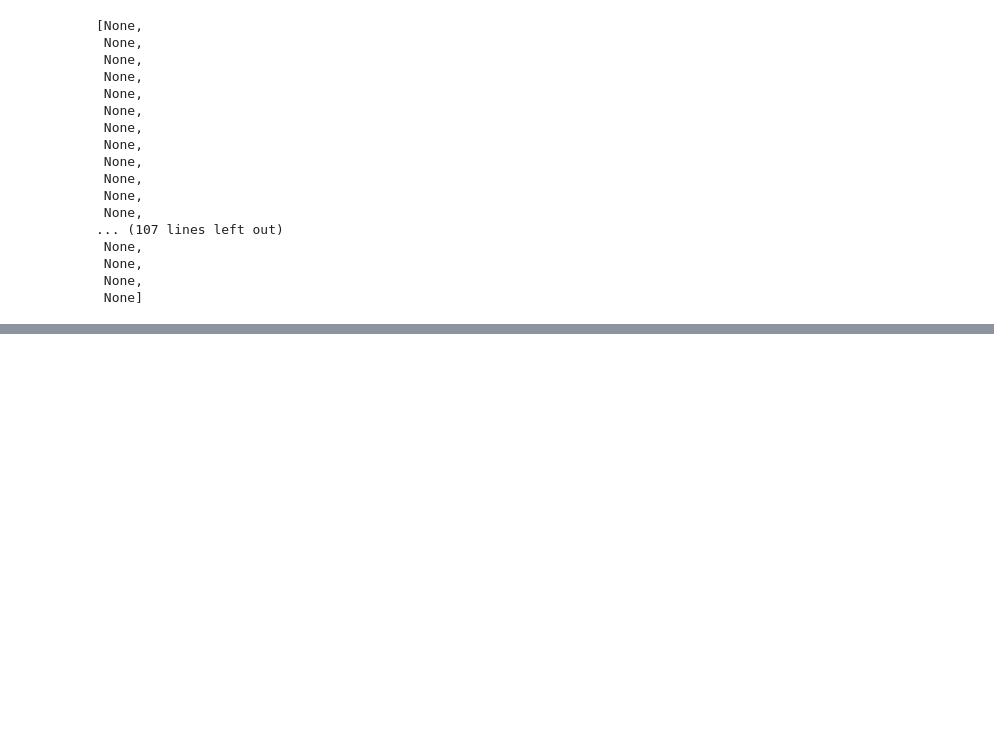
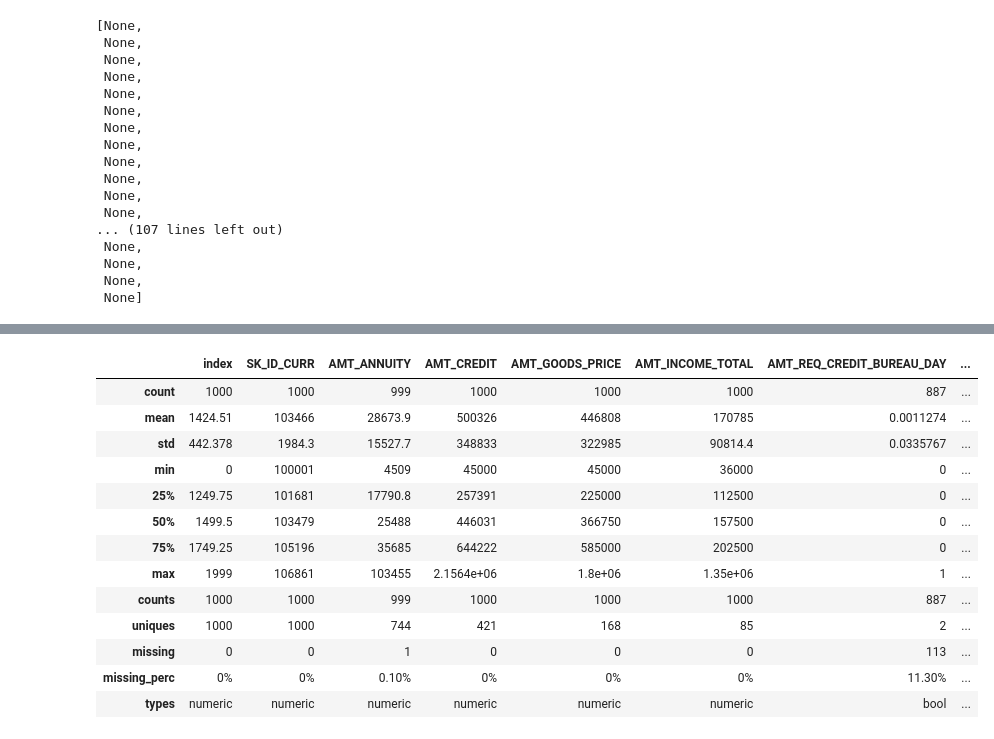
Before and after one commit to kugmax/fastai_learn, a Jupyter notebook: Home Credit Default Risk (random forest all features).ipynb, the cells around one changed output, grey strips where cells are left out. Cells and saved outputs as stored; diff of their text form; code cells hidden in the pictures; blank space fills up the shorter version.

```diff
--- a/Home Credit Default Risk (random forest all features).ipynb
+++ b/Home Credit Default Risk (random forest all features).ipynb
@@ -208,0 +244,20 @@ MODE(bureau.MODE(bureau_balance.STATUS))
+# %%
+test = pd.read_feather(f'{PATH}tmp/test_all_tables')
+# %%
+with pd.option_context("display.max_rows", 1000, "display.max_columns", 1000):
+    display(DataFrameSummary(test).summary())
+# %% [output]
+|  | index | SK_ID_CURR | AMT_ANNUITY | AMT_CREDIT | AMT_GOODS_PRICE | AMT_INCOME_TOTAL | AMT_REQ_CREDIT_BUREAU_DAY | ... |
+| count | 1000 | 1000 | 999 | 1000 | 1000 | 1000 | 887 | ... |
+| mean | 1424.51 | 103466 | 28673.9 | 500326 | 446808 | 170785 | 0.0011274 | ... |
+| std | 442.378 | 1984.3 | 15527.7 | 348833 | 322985 | 90814.4 | 0.0335767 | ... |
+| min | 0 | 100001 | 4509 | 45000 | 45000 | 36000 | 0 | ... |
+| 25% | 1249.75 | 101681 | 17790.8 | 257391 | 225000 | 112500 | 0 | ... |
+| 50% | 1499.5 | 103479 | 25488 | 446031 | 366750 | 157500 | 0 | ... |
+| 75% | 1749.25 | 105196 | 35685 | 644222 | 585000 | 202500 | 0 | ... |
+| max | 1999 | 106861 | 103455 | 2.1564e+06 | 1.8e+06 | 1.35e+06 | 1 | ... |
+| counts | 1000 | 1000 | 999 | 1000 | 1000 | 1000 | 887 | ... |
+| uniques | 1000 | 1000 | 744 | 421 | 168 | 85 | 2 | ... |
+| missing | 0 | 0 | 1 | 0 | 0 | 0 | 113 | ... |
+| missing_perc | 0% | 0% | 0.10% | 0% | 0% | 0% | 11.30% | ... |
+| types | numeric | numeric | numeric | numeric | numeric | numeric | bool | ... |
```
Also changed, not shown: parts of 5 cells of this notebook.
